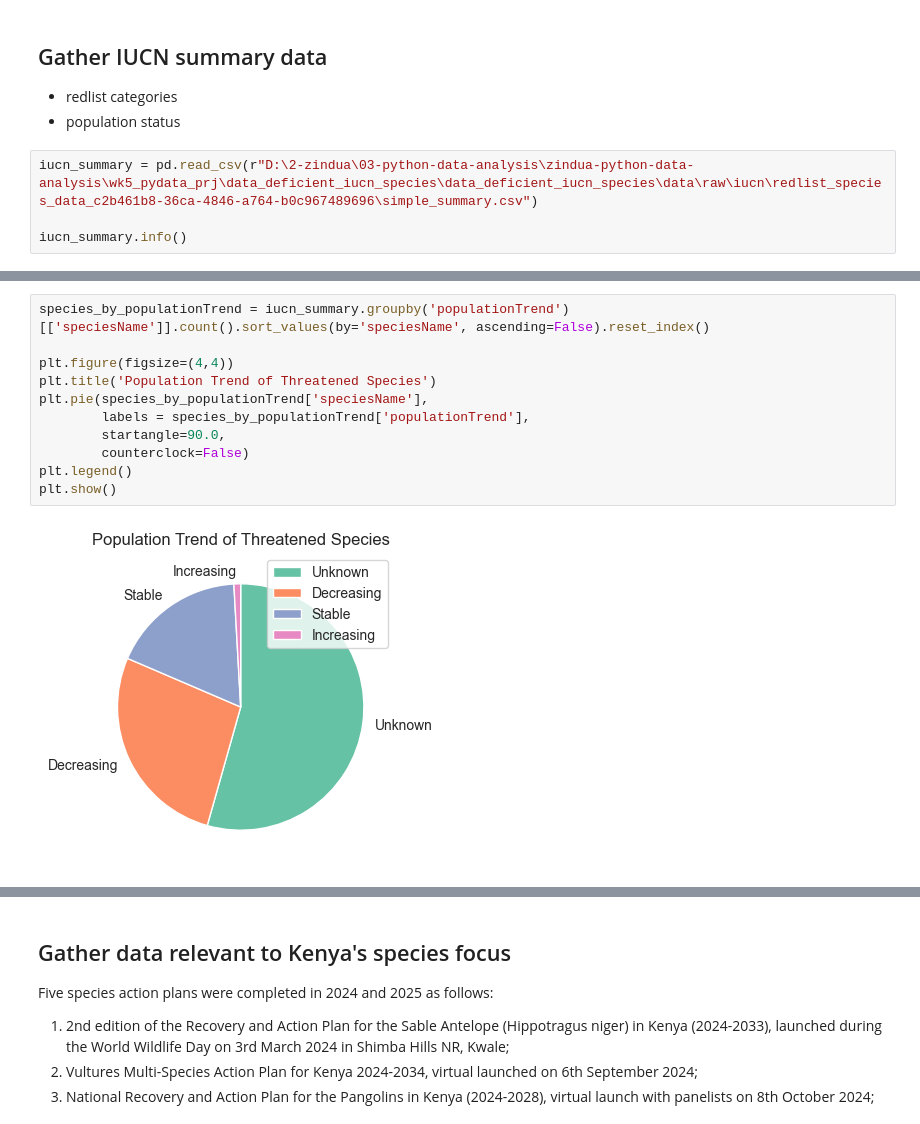
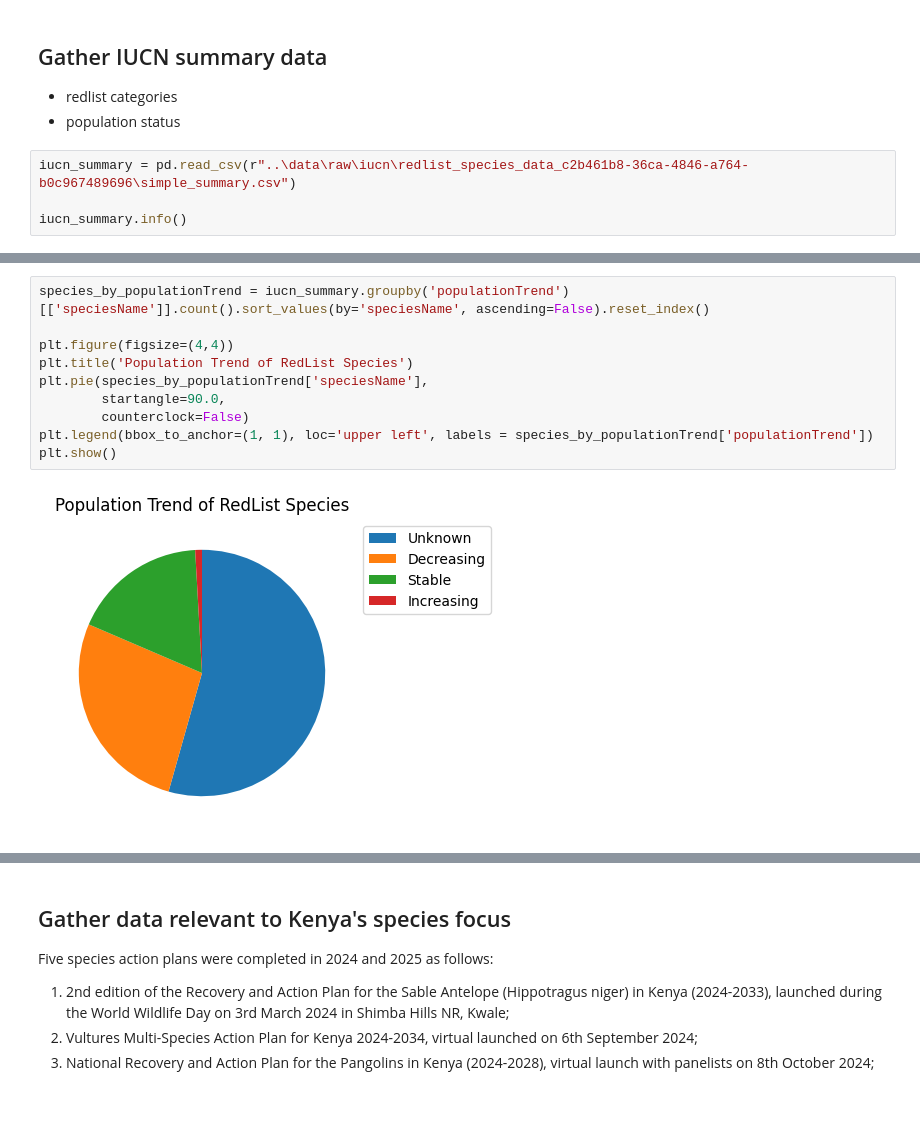
Before and after one commit to AzadiGathui/data_deficient_iucn_species, a Jupyter notebook: notebooks/iucn_eda.ipynb, the cells around one changed output, grey strips where cells are left out. Saved outputs shown, nothing was run; the diff lists cells and outputs as text.

```diff
--- a/notebooks/iucn_eda.ipynb
+++ b/notebooks/iucn_eda.ipynb
@@ -22,7 +22,7 @@ import seaborn as sns
 - redlist categories
 - population status
 # %%
-iucn_summary = pd.read_csv(r"D:\2-zindua\03-python-data-analysis\zindua-python-data-analysis\wk5_pydata_prj\data_deficient_iucn_species\data_deficient_iucn_species\data\raw\iucn\redlist_species_data_c2b461b8-36ca-4846-a764-b0c967489696\simple_summary.csv")
+iucn_summary = pd.read_csv(r"..\data\raw\iucn\redlist_species_data_c2b461b8-36ca-4846-a764-b0c967489696\simple_summary.csv")
 
 iucn_summary.info()
 # %% [output]
@@ -68,16 +75,15 @@ plt.show()
 # %%
 species_by_populationTrend = iucn_summary.groupby('populationTrend')[['speciesName']].count().sort_values(by='speciesName', ascending=False).reset_index()
 
 plt.figure(figsize=(4,4))
-plt.title('Population Trend of Threatened Species')
+plt.title('Population Trend of RedList Species')
 plt.pie(species_by_populationTrend['speciesName'],
-        labels = species_by_populationTrend['populationTrend'],
         startangle=90.0,
         counterclock=False)
-plt.legend()
+plt.legend(bbox_to_anchor=(1, 1), loc='upper left', labels = species_by_populationTrend['populationTrend'])
 plt.show()
 # %% [output]
-[figure, old version]
+[figure, new version]
 # %%
 categories_by_populationTrend = iucn_summary.set_index(['redlistCategory',
                                                 'populationTrend']).sort_index()
```
Also changed, not shown: parts of 26 cells of this notebook, 1 other file.
